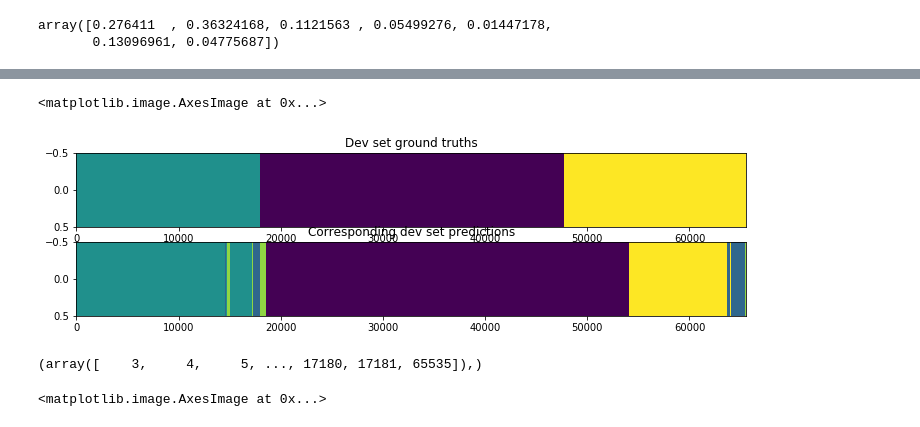
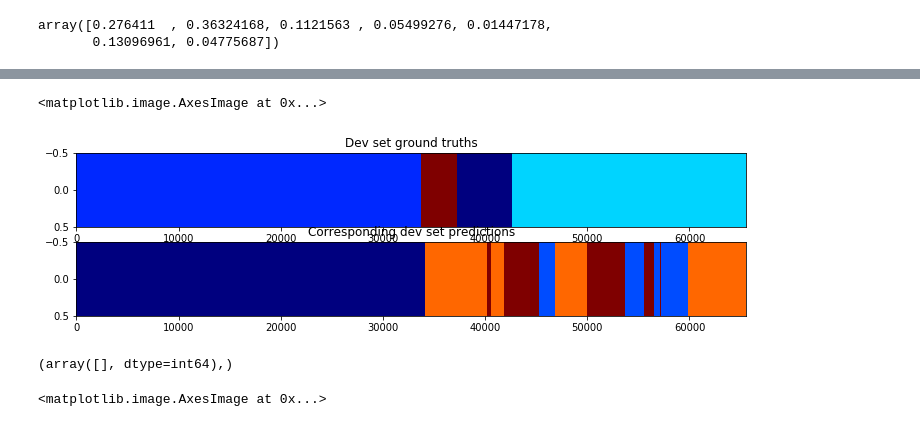
Before and after one commit to maguirre1/deepLAI, a Jupyter notebook: model/sandbox.ipynb, the cells around one changed output, grey strips where cells are left out. Cells and saved outputs as stored; diff of their text form; code cells hidden in the pictures.

```diff
--- a/model/sandbox.ipynb
+++ b/model/sandbox.ipynb
@@ -53,7 +55,7 @@ tf.config.list_physical_devices('GPU')
 [PhysicalDevice(name='/physical_device:GPU:0', device_type='GPU')]
 # %%
 # declare model
-model=segnet(input_shape=(nv, na), n_classes=nc-1+int(oce), n_filters=nf, width=fs)
+model=segnet(input_shape=(nv, na), n_classes=nc-1+int(oce), n_filters=nf, width=fs, n_blocks=dp)
 
 # and optimizer
 if hor:
@@ -122,18 +124,28 @@ if dev:
 if not oce:
     train_ix=[i for i in train_ix if Y[i,0,:].dot(np.arange(nc))!=4]
     Y=Y[:,:,[i for i in range(nc) if i!=4]]
-if dev:
-    es = EarlyStopping(monitor='val_loss', mode='min', verbose=1, patience=25) # not implemented below
+    if dev:
+        Y_dev=Y_dev[:,:,[i for i in range(nc) if i!=4]]
 
-    # fit with generator, or not
-    if gen:
-        params={'X':X, 'Y':Y, 'dim':nv, 'batch_size':bs, 'n_classes':nc, 'n_alleles':na}
-        generator=DataGenerator(train_ix, **params)
-        history=model.fit_generator(generator=generator, epochs=ne, validation_data=(X_dev, Y_dev), callbacks=[es])
+nes=[ne]
+cws=[np.ones((nc,))]
+if wt:
+    nes.append(ne)
+    cws.append(Y.sum()/Y.sum(axis=0).sum(axis=0))
+for ne,cw in zip(nes,cws):
+    if dev:
+        es = EarlyStopping(monitor='val_loss', mode='min', verbose=1, patience=25)
+
+        # fit with generator, or not
+        if gen:
+            params={'X':X, 'Y':Y, 'dim':nv, 'batch_size':bs, 'n_classes':nc, 'n_alleles':na}
+            generator=DataGenerator(train_ix, **params)
+            history=model.fit_generator(generator=generator, epochs=ne, validation_data=(X_dev, Y_dev),
+                                        callbacks=[es], class_weight=cw)
+        else:
+            history=model.fit(X[train_ix,:nv,:na], Y[train_ix,:nv,:], batch_size=bs, epochs=ne,
+                               validation_data=(X_dev, Y_dev), callbacks=[es], class_weight=cw)
     else:
-        history=model.fit(X[train_ix,:nv,:na], Y[train_ix,:nv,:], batch_size=bs, epochs=ne,
-                           validation_data=(X_dev, Y_dev), callbacks=[es])
-else:
-    history=model.fit(X[train_ix,:nv,:na], Y[train_ix,:nv,:], batch_size=bs, epochs=ne)
+        history=model.fit(X[train_ix,:nv,:na], Y[train_ix,:nv,:], batch_size=bs, epochs=ne, class_weight=cw)
 # %% [output]
 Epoch 1/100
@@ -237,20 +252,22 @@ for i in range(Y_hat.shape[0]):
+# %%
+iix=27
 # %%
 plt.figure(figsize=(12, 3))
 Y_dev_lab = np.argmax(Y_dev, axis=-1)
 plt.subplot(211)
 plt.title('Dev set ground truths')
-plt.imshow(Y_dev_lab[48:49,:].astype(int), aspect='auto')#, cmap='jet')
+plt.imshow(Y_dev_lab[iix:iix+1,:].astype(int), aspect='auto', cmap='jet')
 
 plt.subplot(212)
 plt.title('Corresponding dev set predictions')
-plt.imshow(Y_hat[48:49,:].astype(int), aspect='auto')#, cmap='jet')
+plt.imshow(Y_hat[iix:iix+1,:].astype(int), aspect='auto', cmap='jet')
 # %% [output]
 <matplotlib.image.AxesImage at 0x...>
-[figure, old version]
+[figure, new version]
 # %%
-np.where(np.argmax(Y_hat_p[48,:,:], axis=-1)==3)
+np.where(np.argmax(Y_hat_p[iix,:,:], axis=-1)==3)
 # %% [output]
-(array([    3,     4,     5, ..., 17180, 17181, 65535]),)
+(array([], dtype=int64),)
 # %%
 plt.figure(figsize=(12, 3))
 Y_dev_lab = np.argmax(Y_dev, axis=-1)
```
Also changed, not shown: parts of 10 cells of this notebook, 1 other file.
